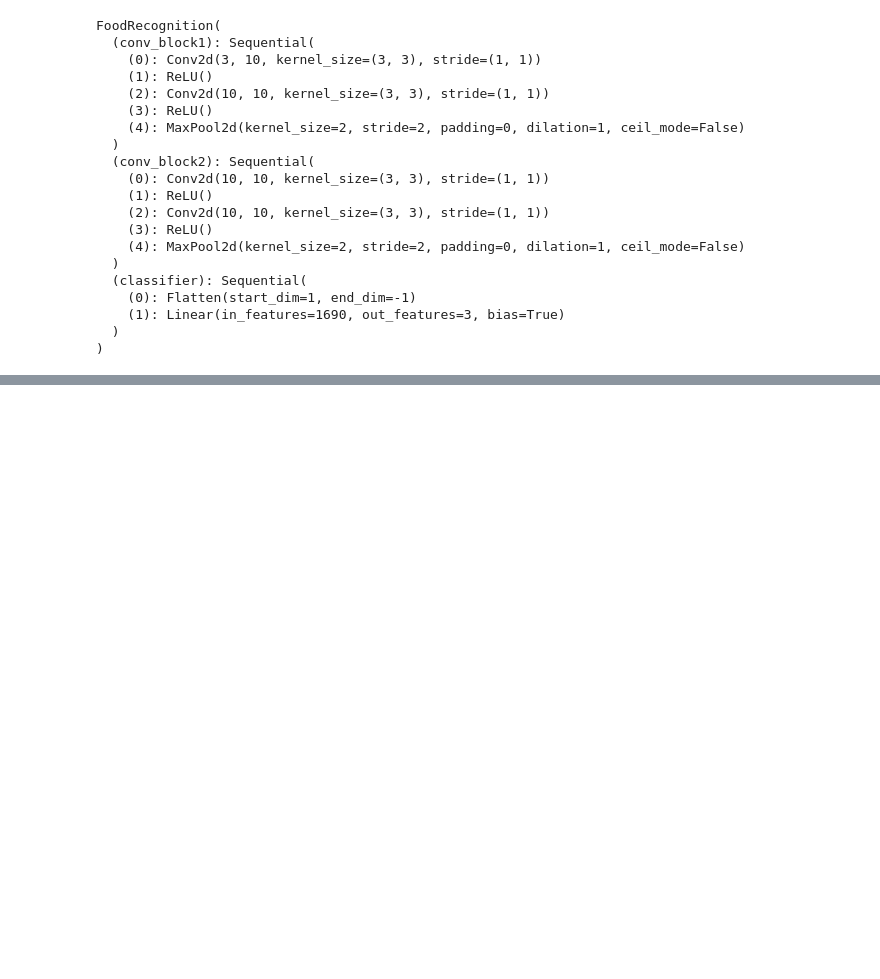
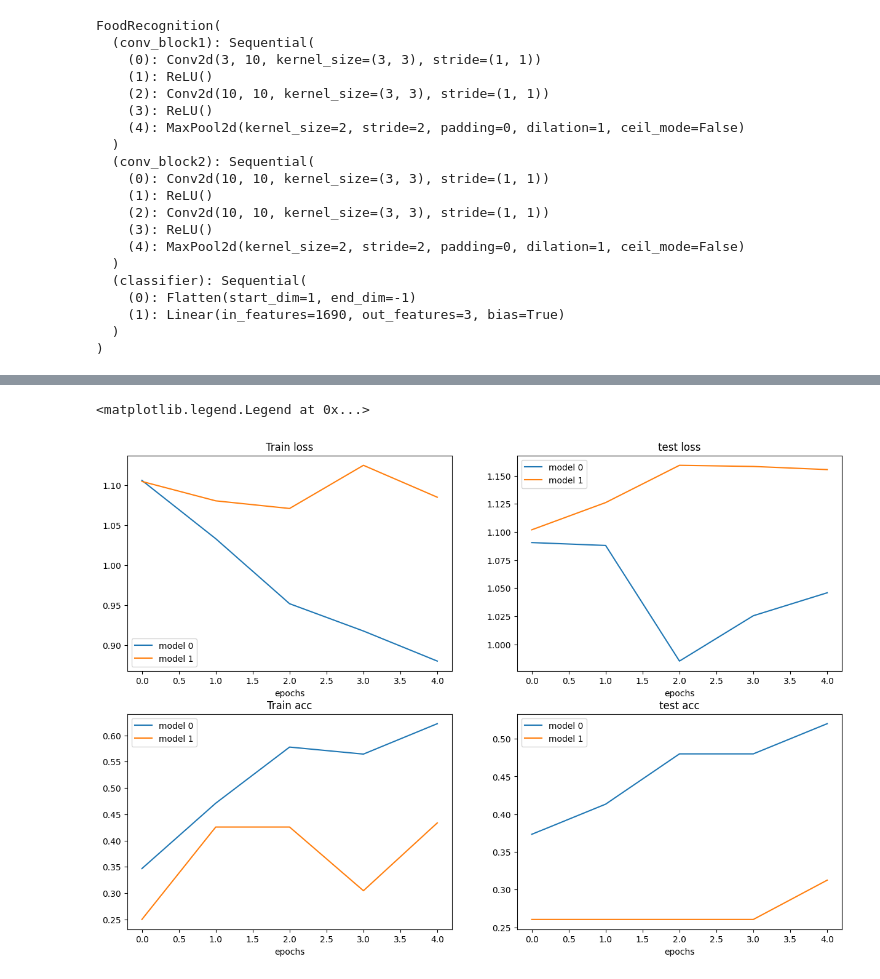
Before and after one commit to ayda76/DeepLearningPytorch, a Jupyter notebook: Food Recognition/FoodRecognition.ipynb, the cells around one changed output, grey strips where cells are left out. Saved outputs shown, nothing was run; the diff lists cells and outputs as text; code cells hidden in the pictures; blank space fills up the shorter version.

```diff
--- a/Food Recognition/FoodRecognition.ipynb
+++ b/Food Recognition/FoodRecognition.ipynb
@@ -709,0 +1061,6 @@ Estimated Total Size (MB): 24.40
+# %%
+#it is both overfitting and underfitting
+
+model0_df=pd.DataFrame(model0_results)
+model1_df=pd.DataFrame(model1_results)
+model0
@@ -709,0 +1088,38 @@ Estimated Total Size (MB): 24.40
+# %%
+plt.figure(figsize=(15,10))
+
+epochs=range(len(model0_df))
+
+plt.subplot(2,2,1)
+plt.plot(epochs,model0_df["train_loss"], label="model 0")
+plt.plot(epochs, model1_df["train_loss"], label="model 1")
+plt.title("Train loss")
+plt.xlabel("epochs")
+plt.legend()
+
+
+plt.subplot(2,2,2)
+plt.plot(epochs,model0_df["test_loss"], label="model 0")
+plt.plot(epochs, model1_df["test_loss"], label="model 1")
+plt.title("test loss")
+plt.xlabel("epochs")
+plt.legend()
+
+
+plt.subplot(2,2,3)
+plt.plot(epochs,model0_df["train_acc"], label="model 0")
+plt.plot(epochs, model1_df["train_acc"], label="model 1")
+plt.title("Train acc")
+plt.xlabel("epochs")
+plt.legend()
+
+
+plt.subplot(2,2,4)
+plt.plot(epochs,model0_df["test_acc"], label="model 0")
+plt.plot(epochs, model1_df["test_acc"], label="model 1")
+plt.title("test acc")
+plt.xlabel("epochs")
+plt.legend()
+# %% [output]
+<matplotlib.legend.Legend at 0x...>
+[figure, added]
```
Also changed, not shown: parts of 41 cells of this notebook.
